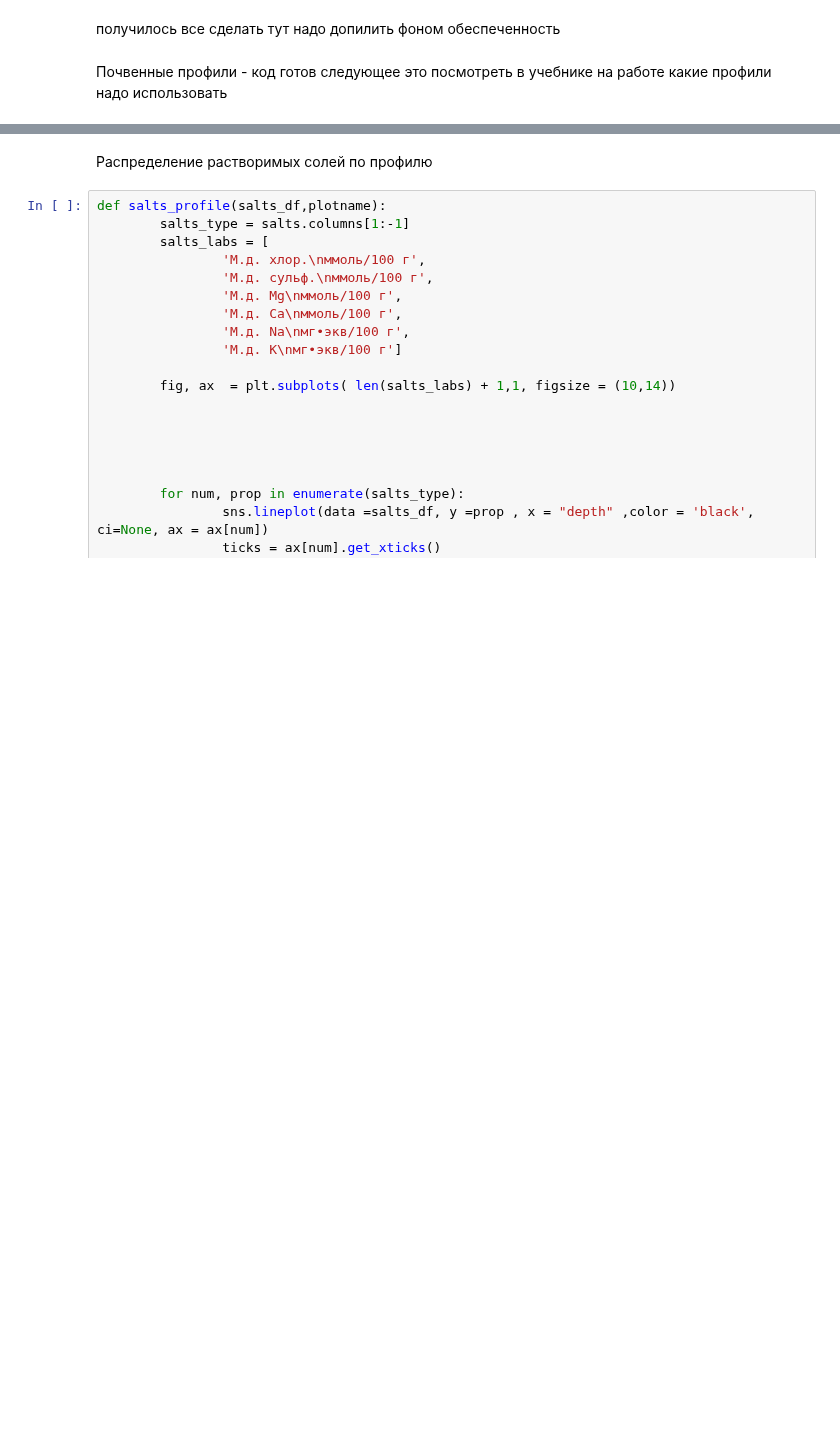
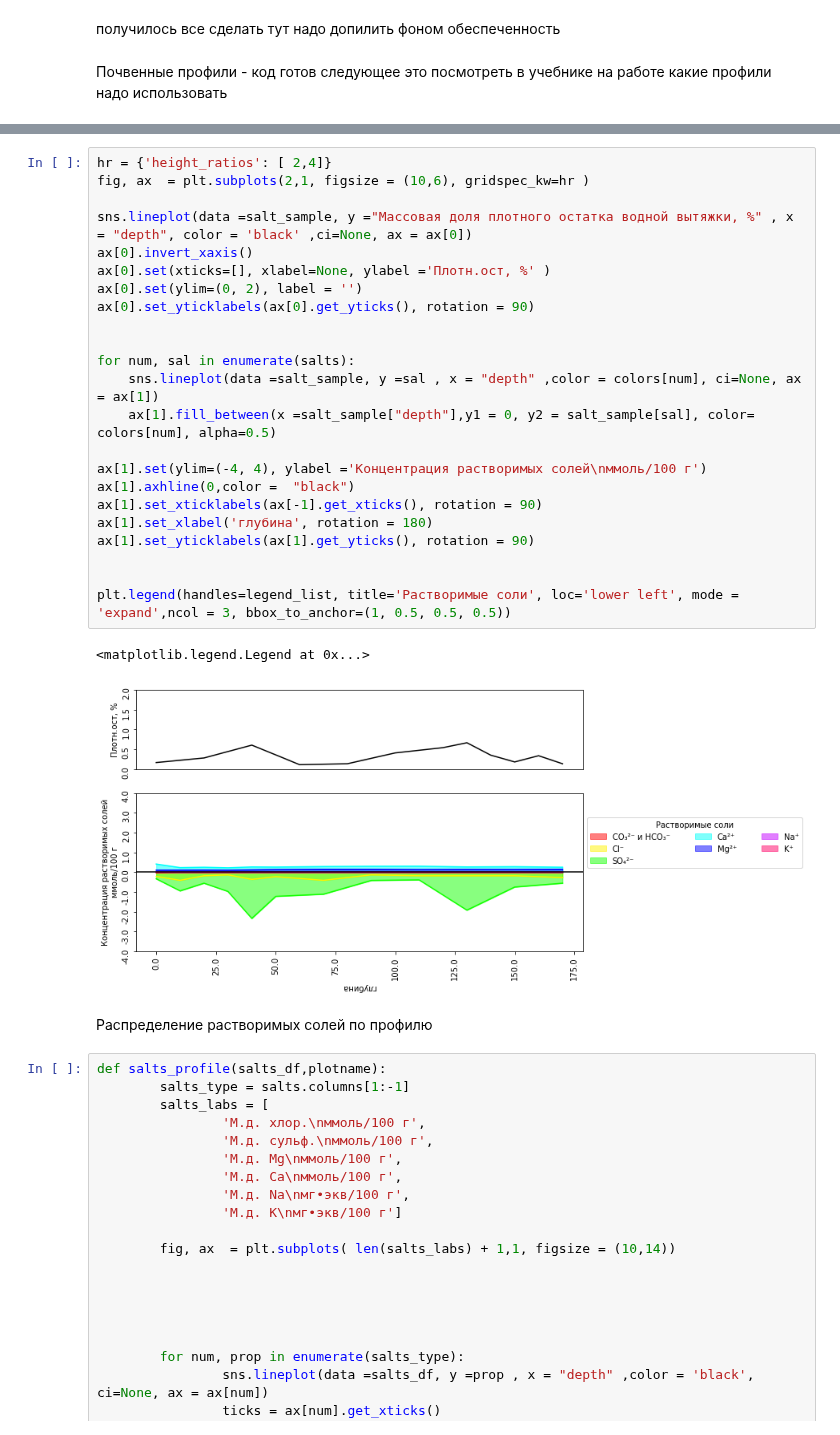
Before and after one commit to hukitoc94/total_archangelskiy, a Jupyter notebook: field_scale/field_data/field_data_analis.ipynb, the cells around one changed output, grey strips where cells are left out. Cells and saved outputs as stored; diff of their text form; blank space fills up the shorter version.

```diff
--- a/field_scale/field_data/field_data_analis.ipynb
+++ b/field_scale/field_data/field_data_analis.ipynb
@@ -249,3 +370,29 @@ profile_plot(sample,agrochem_features,agrochem_features_labs, horizonts,depth, c
+# %%
+hr = {'height_ratios': [ 2,4]}
+fig, ax  = plt.subplots(2,1, figsize = (10,6), gridspec_kw=hr )
+
+sns.lineplot(data =salt_sample, y ="Массовая доля плотного остатка водной вытяжки, %" , x = "depth", color = 'black' ,ci=None, ax = ax[0])
+ax[0].invert_xaxis()
+ax[0].set(xticks=[], xlabel=None, ylabel ='Плотн.ост, %' )
+ax[0].set(ylim=(0, 2), label = '')
+ax[0].set_yticklabels(ax[0].get_yticks(), rotation = 90)
+
+
+for num, sal in enumerate(salts):
+    sns.lineplot(data =salt_sample, y =sal , x = "depth" ,color = colors[num], ci=None, ax = ax[1])
+    ax[1].fill_between(x =salt_sample["depth"],y1 = 0, y2 = salt_sample[sal], color= colors[num], alpha=0.5)
+
+ax[1].set(ylim=(-4, 4), ylabel ='Концентрация растворимых солей\nммоль/100 г')
+ax[1].axhline(0,color =  "black")
+ax[1].set_xticklabels(ax[-1].get_xticks(), rotation = 90)
+ax[1].set_xlabel('глубина', rotation = 180)
+ax[1].set_yticklabels(ax[1].get_yticks(), rotation = 90)
+
+
+plt.legend(handles=legend_list, title='Растворимые соли', loc='lower left', mode = 'expand',ncol = 3, bbox_to_anchor=(1, 0.5, 0.5, 0.5))
+# %% [output]
+<matplotlib.legend.Legend at 0x...>
+[figure, added]
 # %% [markdown]
 Распределение растворимых солей по профилю
 # %%
```
Also changed, not shown: parts of 19 cells of this notebook.
